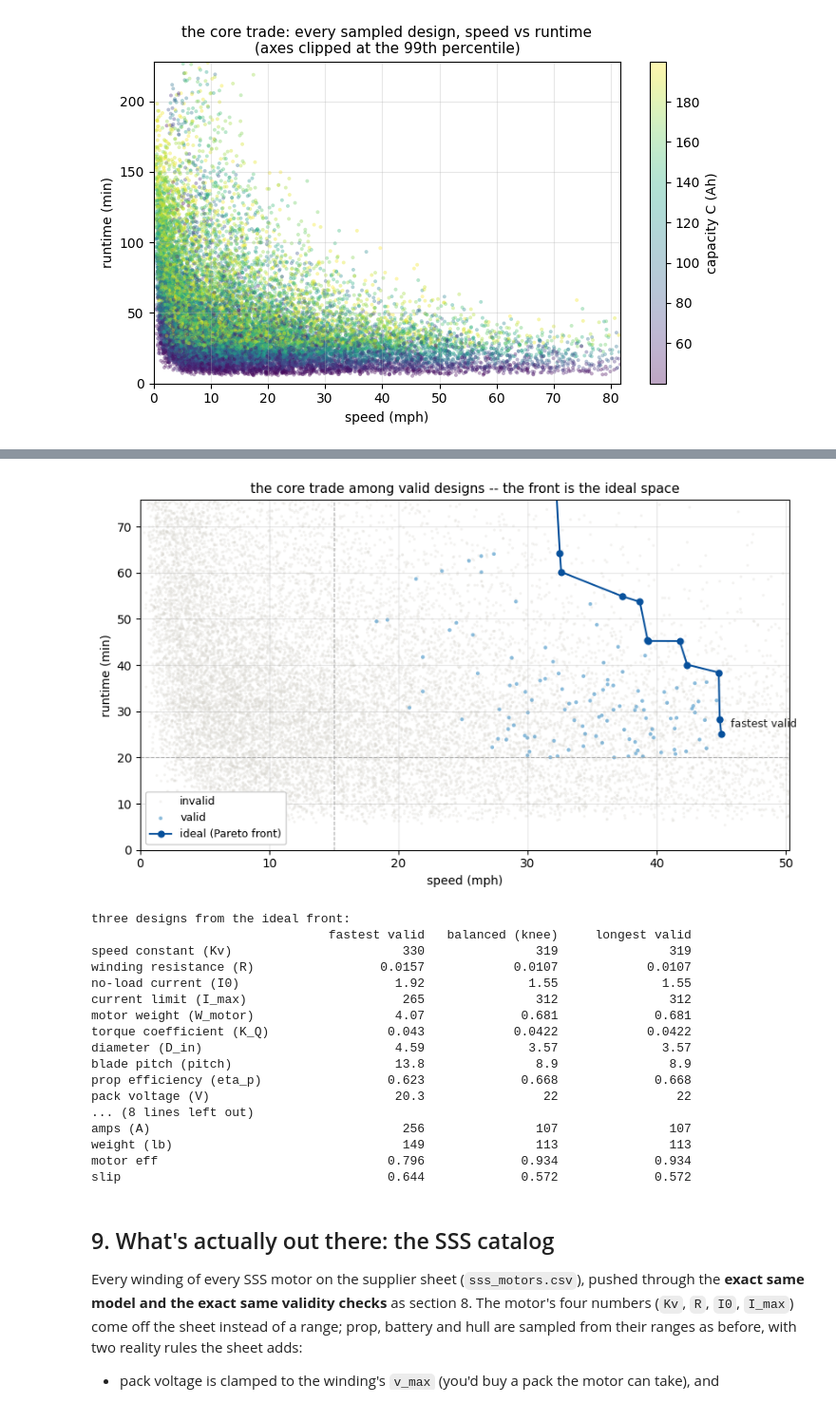
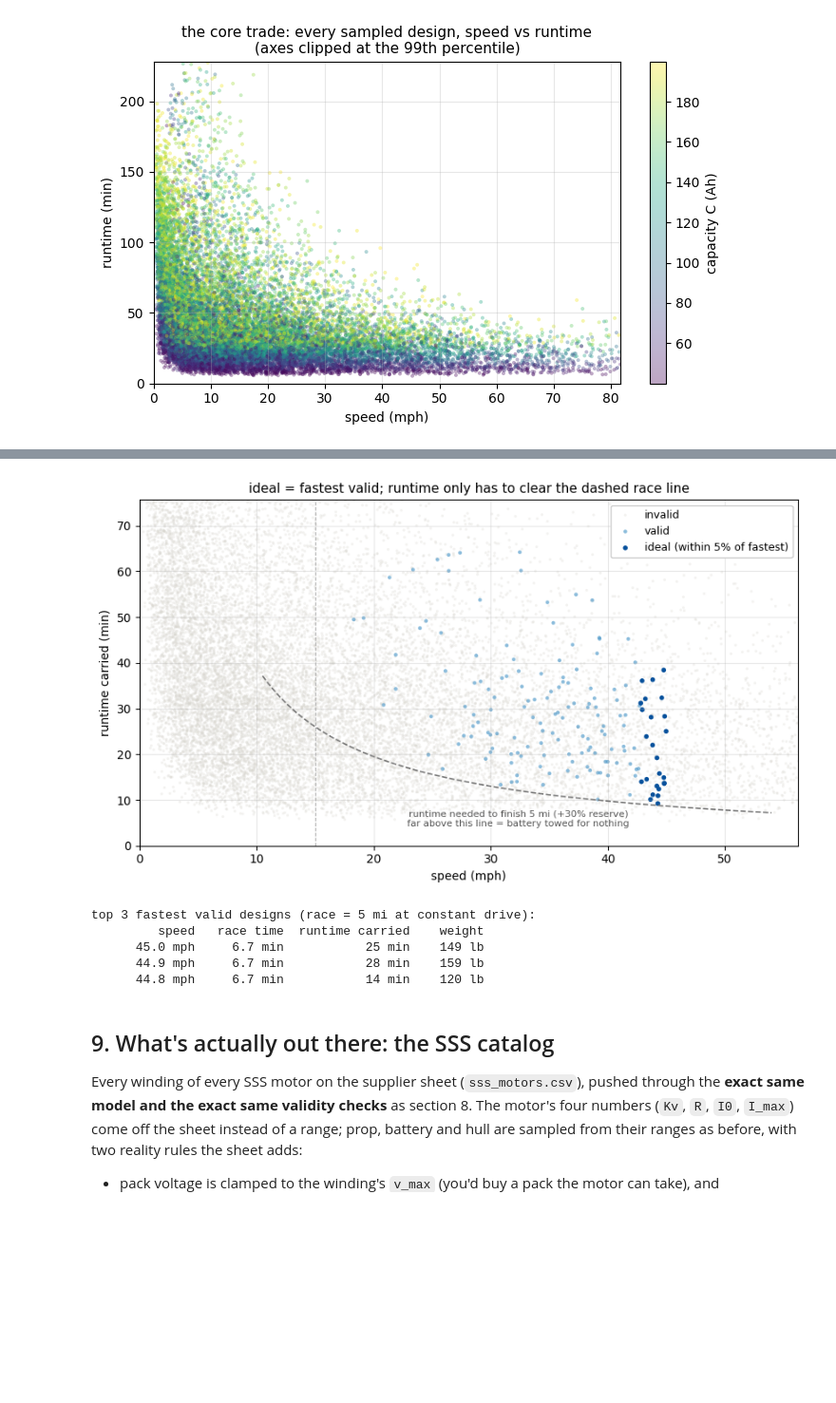
Before and after one commit to MarMar888/hav, a Jupyter notebook: optimization/willmarley.ipynb, the cells around one changed output, grey strips where cells are left out. Shown at 95% size. Saved outputs shown, nothing was run; the diff lists cells and outputs as text; code cells hidden in the pictures; blank space fills up the shorter version.

```diff
--- a/optimization/willmarley.ipynb
+++ b/optimization/willmarley.ipynb
@@ -621,7 +621,8 @@ Everything here is recomputed from the samples: change a requirement, a sanity b
 any input range above, re-run, and the conclusions reshape themselves.
 # %%
 # what we demand of the boat (edit freely), and where the model can be trusted
-REQS = {"min_speed_mph": 15.0, "min_runtime_min": 20.0, "max_weight_lb": 160.0}
+REQS = {"min_speed_mph": 15.0, "max_weight_lb": 160.0}
+RACE = {"miles": 5.0, "reserve": 1.3}  # course length + energy reserve -- EDIT to the real race
 SANITY = {"min_motor_eff": 0.5, "min_slip": 0.5, "max_speed_mph": 45.0}
 
 eff_s = np.array([r["eff"] for r in runs])
@@ -631,7 +632,7 @@ wt = outs["weight (lb)"]; amps = outs["amps (A)"]
 
 checks = {
     f"speed >= {REQS['min_speed_mph']:g} mph  (fast enough to bother)": spd >= REQS["min_speed_mph"],
-    f"runtime >= {REQS['min_runtime_min']:g} min  (long enough to matter)": rt >= REQS["min_runtime_min"],
+    f"finishes {RACE['miles']:g} mi with {RACE['reserve'] - 1:.0%} reserve": rt >= 60 * RACE["miles"] / spd * RACE["reserve"],
     f"weight <= {REQS['max_weight_lb']:g} lb  (still a small boat)": wt <= REQS["max_weight_lb"],
     f"motor eff >= {SANITY['min_motor_eff']:g}  (less heat than shaft power)": eff_s >= SANITY["min_motor_eff"],
     f"slip >= {SANITY['min_slip']:g}  (prop not absurdly over-pitched)": slip_s >= SANITY["min_slip"],
@@ -689,61 +690,41 @@ else:
 # %%
-# the ideal space: among valid designs, the speed-runtime Pareto front
+# the ideal space: the fastest valid designs -- race time = course / speed
 if valid.any():
-    vi = np.where(valid)[0]
-    order = vi[np.argsort(-spd[vi])]
-    front, best_rt = [], -np.inf
-    for i in order:
-        if rt[i] > best_rt:
-            front.append(i); best_rt = rt[i]
-    front = np.array(front)  # speed-descending, runtime-ascending
-    knee = front[np.argmax((spd[front] / spd[front].max()) * (rt[front] / rt[front].max()))]
-    picks = {"fastest valid": front[0], "balanced (knee)": knee, "longest valid": front[-1]}
+    fast_cut = 0.95 * spd[valid].max()
+    ideal_m = valid & (spd >= fast_cut)
 
     fig, ax = plt.subplots(figsize=(8.5, 5))
     ax.scatter(spd[~valid], rt[~valid], s=5, color="#d8d6cf", alpha=0.3, edgecolors="none", label="invalid")
     ax.scatter(spd[valid], rt[valid], s=10, color="#4292c6", alpha=0.6, edgecolors="none", label="valid")
-    ax.plot(spd[front], rt[front], "-o", color="#08519c", ms=5, lw=1.5, label="ideal (Pareto front)")
-    for name, i in picks.items():
-        ax.annotate(name, (spd[i], rt[i]), xytext=(8, 6), textcoords="offset points",
-                    fontsize=9, color="#1a1a19")
+    ax.scatter(spd[ideal_m], rt[ideal_m], s=16, color="#08519c", edgecolors="none",
+               label="ideal (within 5% of fastest)")
+    vx = np.linspace(REQS["min_speed_mph"] * 0.7, SANITY["max_speed_mph"] * 1.2, 200)
+    ax.plot(vx, 60 * RACE["miles"] / vx * RACE["reserve"], ls="--", color="#777777", lw=1.2)
+    ax.annotate(f"runtime needed to finish {RACE['miles']:g} mi (+{RACE['reserve'] - 1:.0%} reserve)"
+                "\nfar above this line = battery towed for nothing",
+                (vx[len(vx) // 2], 60 * RACE["miles"] / vx[len(vx) // 2] * RACE["reserve"]),
+                xytext=(0, -30), textcoords="offset points", ha="center", fontsize=8, color="#555555")
     ax.axvline(REQS["min_speed_mph"], color="#aaaaaa", lw=0.8, ls="--")
-    ax.axhline(REQS["min_runtime_min"], color="#aaaaaa", lw=0.8, ls="--")
-    ax.set_xlim(0, np.percentile(spd[valid], 99) * 1.12)
+    ax.set_xlim(0, SANITY["max_speed_mph"] * 1.25)
     ax.set_ylim(0, np.percentile(rt[valid], 99) * 1.18)
-    ax.set_xlabel("speed (mph)"); ax.set_ylabel("runtime (min)")
-    ax.set_title("the core trade among valid designs -- the front is the ideal space", fontsize=11)
-    ax.legend(loc="lower left", fontsize=9, framealpha=1); ax.grid(alpha=0.3)
+    ax.set_xlabel("speed (mph)"); ax.set_ylabel("runtime carried (min)")
+    ax.set_title("ideal = fastest valid; runtime only has to clear the dashed race line", fontsize=11)
+    ax.legend(loc="upper right", fontsize=9, framealpha=1); ax.grid(alpha=0.3)
     plt.tight_layout(); plt.show()
 
-    print("three designs from the ideal front:")
-    w = max(len(f"{LABELS[k]} ({k})") for k in BOUNDS) + 2
-    print(f"{'':<{w}}" + "".join(f"{n:>18}" for n in picks))
-    for k in BOUNDS:
-        print(f"{LABELS[k] + ' (' + k + ')':<{w}}" +
-              "".join(f"{samples[k][i]:>18.3g}" for i in picks.values()))
-    print("-" * (w + 18 * len(picks)))
-    for label, arr in [("speed (mph)", spd), ("runtime (min)", rt), ("amps (A)", amps),
-                       ("weight (lb)", wt), ("motor eff", eff_s), ("slip", slip_s)]:
-        print(f"{label:<{w}}" + "".join(f"{arr[i]:>18.3g}" for i in picks.values()))
+    top = np.argsort(-np.where(valid, spd, -np.inf))[:3]
+    print(f"top 3 fastest valid designs (race = {RACE['miles']:g} mi at constant drive):")
+    print(f"{'':>4}{'speed':>10}{'race time':>12}{'runtime carried':>17}{'weight':>10}")
+    for i in top:
+        print(f"{'':>4}{spd[i]:>6.1f} mph{60 * RACE['miles'] / spd[i]:>8.1f} min"
+              f"{rt[i]:>13.0f} min{wt[i]:>7.0f} lb")
 # %% [output]
-[figure, old version]
+[figure, new version]
-three designs from the ideal front:
-                                fastest valid   balanced (knee)     longest valid
-speed constant (Kv)                       330               319               319
-winding resistance (R)                 0.0157            0.0107            0.0107
-no-load current (I0)                     1.92              1.55              1.55
-current limit (I_max)                     265               312               312
-motor weight (W_motor)                   4.07             0.681             0.681
-torque coefficient (K_Q)                0.043            0.0422            0.0422
-diameter (D_in)                          4.59              3.57              3.57
-blade pitch (pitch)                      13.8               8.9               8.9
-prop efficiency (eta_p)                 0.623             0.668             0.668
-pack voltage (V)                         20.3                22                22
-... (8 lines left out)
-amps (A)                                  256               107               107
-weight (lb)                               149               113               113
-motor eff                               0.796             0.934             0.934
-slip                                    0.644             0.572             0.572
+top 3 fastest valid designs (race = 5 mi at constant drive):
+         speed   race time  runtime carried    weight
+      45.0 mph     6.7 min           25 min    149 lb
+      44.9 mph     6.7 min           28 min    159 lb
+      44.8 mph     6.7 min           14 min    120 lb
 # %% [markdown]
 ## 9. What's actually out there: the SSS catalog
 
```
Also changed, not shown: parts of 8 cells of this notebook, 3 other files.
